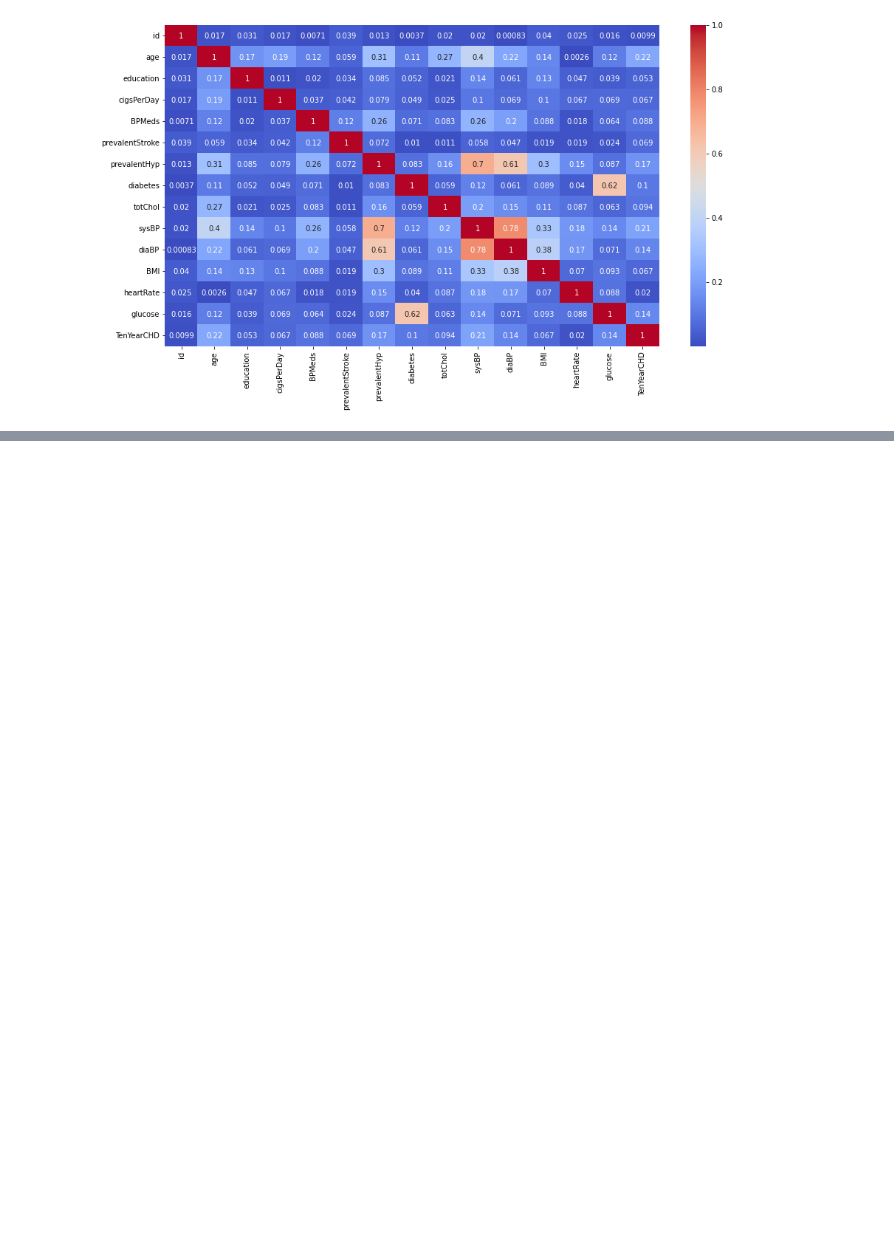
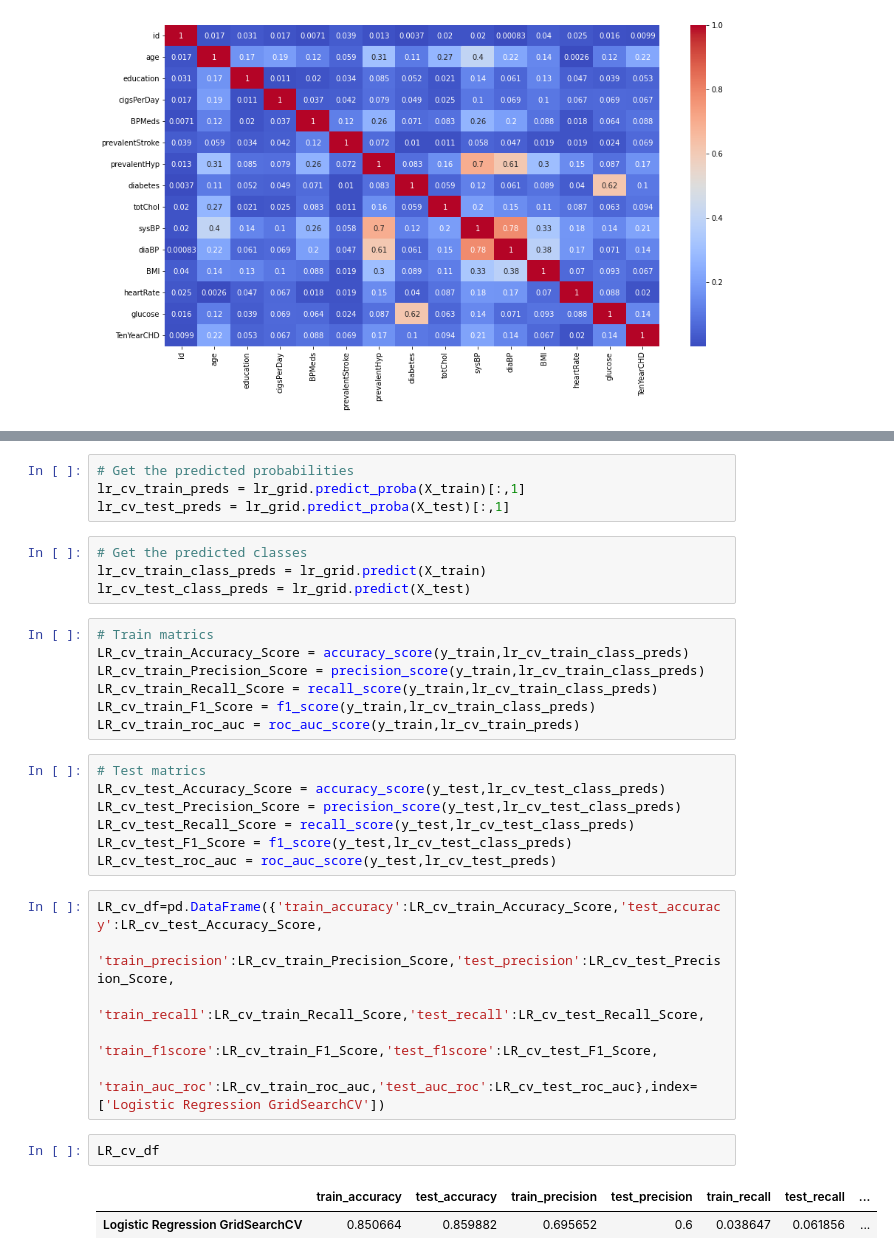
Before and after one commit to OmPrakashGH/Cardiovascular-Risk-Prediction, a Jupyter notebook: Cardiovascular.ipynb, the cells around one changed output, grey strips where cells are left out. Saved outputs shown, nothing was run; the diff lists cells and outputs as text; blank space fills up the shorter version.

```diff
--- a/Cardiovascular.ipynb
+++ b/Cardiovascular.ipynb
@@ -275,0 +373,33 @@ plt.show()
+# %%
+# Get the predicted probabilities
+lr_cv_train_preds = lr_grid.predict_proba(X_train)[:,1]
+lr_cv_test_preds = lr_grid.predict_proba(X_test)[:,1]
+# %%
+# Get the predicted classes
+lr_cv_train_class_preds = lr_grid.predict(X_train)
+lr_cv_test_class_preds = lr_grid.predict(X_test)
+# %%
+# Train matrics
+LR_cv_train_Accuracy_Score = accuracy_score(y_train,lr_cv_train_class_preds)
+LR_cv_train_Precision_Score = precision_score(y_train,lr_cv_train_class_preds)
+LR_cv_train_Recall_Score = recall_score(y_train,lr_cv_train_class_preds)
+LR_cv_train_F1_Score = f1_score(y_train,lr_cv_train_class_preds)
+LR_cv_train_roc_auc = roc_auc_score(y_train,lr_cv_train_preds)
+# %%
+# Test matrics
+LR_cv_test_Accuracy_Score = accuracy_score(y_test,lr_cv_test_class_preds)
+LR_cv_test_Precision_Score = precision_score(y_test,lr_cv_test_class_preds)
+LR_cv_test_Recall_Score = recall_score(y_test,lr_cv_test_class_preds)
+LR_cv_test_F1_Score = f1_score(y_test,lr_cv_test_class_preds)
+LR_cv_test_roc_auc = roc_auc_score(y_test,lr_cv_test_preds)
+# %%
+LR_cv_df=pd.DataFrame({'train_accuracy':LR_cv_train_Accuracy_Score,'test_accuracy':LR_cv_test_Accuracy_Score,
+                      'train_precision':LR_cv_train_Precision_Score,'test_precision':LR_cv_test_Precision_Score,
+                      'train_recall':LR_cv_train_Recall_Score,'test_recall':LR_cv_test_Recall_Score,
+                      'train_f1score':LR_cv_train_F1_Score,'test_f1score':LR_cv_test_F1_Score,
+                      'train_auc_roc':LR_cv_train_roc_auc,'test_auc_roc':LR_cv_test_roc_auc},index=['Logistic Regression GridSearchCV'])
+# %%
+LR_cv_df
+# %% [output]
+|  | train_accuracy | test_accuracy | train_precision | test_precision | train_recall | test_recall | ... |
+| Logistic Regression GridSearchCV | 0.850664 | 0.859882 | 0.695652 | 0.6 | 0.038647 | 0.061856 | ... |
```
Also changed, not shown: parts of 22 cells of this notebook.
